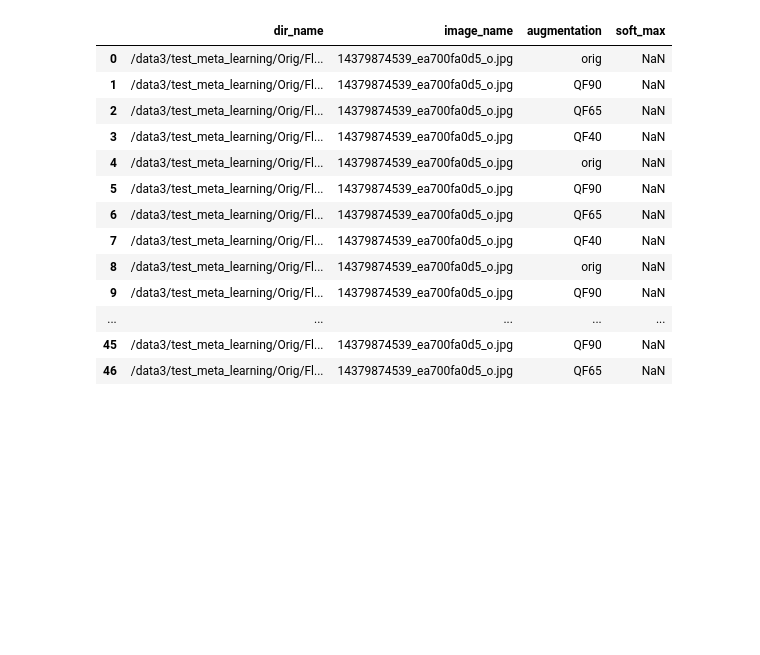
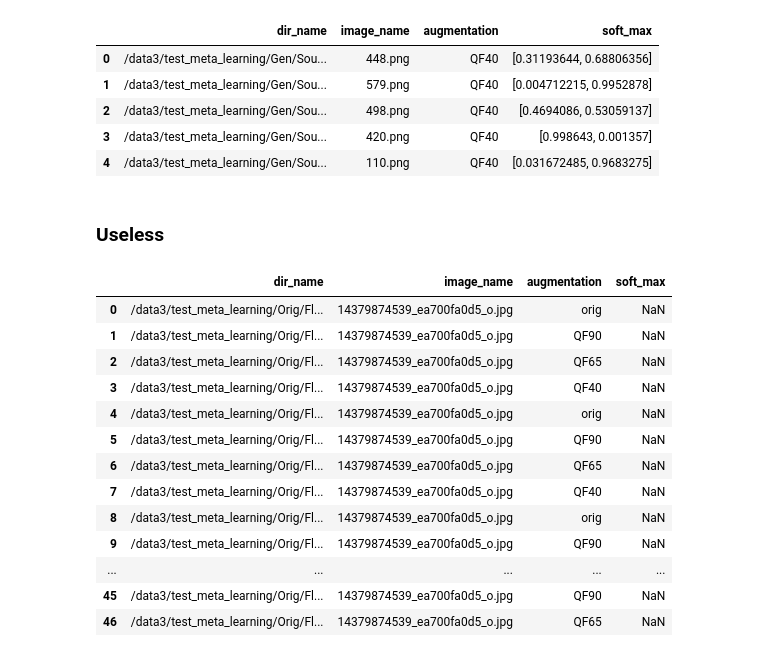
Before and after one commit to LucasSLD/generated_image_detection, a Jupyter notebook: src/notebooks/generate_softmax.ipynb, the cells around one changed output. Drawn from its saved outputs; the diff is of its cells as text; code cells hidden in the pictures; blank space fills up the shorter version.

Commit message:
feat: notebook for softmax generation

```diff
--- a/src/notebooks/generate_softmax.ipynb
+++ b/src/notebooks/generate_softmax.ipynb
@@ -10,0 +17,7 @@ tmp_dir = "/data4/saland/tmp/" #All: change the directory, this is for augmented
+# %%
+device = "cuda:0"
+model = MultiClassClassifier(n_classes=2).to(device)
+model.load_state_dict(torch.load("../model/checkpoints/binary_train_real2k_fake1999.pt"))
+model.eval()
+meta = TestMeta(path="/data4/saland/data/test_meta.pt",
+                load_from_disk=True)
@@ -10,0 +27,25 @@ tmp_dir = "/data4/saland/tmp/" #All: change the directory, this is for augmented
+# %%
+def quality_label(q: int):
+    if q == 100:
+        return "orig"
+    else:
+        return "QF" + str(q)
+# %%
+data = {"dir_name":[],"image_name":[],"augmentation":[],"soft_max":[]}
+for i in tqdm(range(len(meta))):
+    dir_name, file_name = os.path.split(meta.name[i])
+    data["dir_name"].append(dir_name)
+    data["image_name"].append(file_name)
+    data["augmentation"].append(quality_label(meta.quality[i]))
+    data["soft_max"].append(softmax[i])
+# %%
+data = pd.DataFrame(data)
+# %%
+data.head(5)
+# %% [output]
+|  | dir_name | image_name | augmentation | soft_max |
+| 0 | /data3/test_meta_learning/Gen/Sou... | 448.png | QF40 | [0.31193644, 0.68806356] |
+| 1 | /data3/test_meta_learning/Gen/Sou... | 579.png | QF40 | [0.004712215, 0.9952878] |
+| 2 | /data3/test_meta_learning/Gen/Sou... | 498.png | QF40 | [0.4694086, 0.53059137] |
+| 3 | /data3/test_meta_learning/Gen/Sou... | 420.png | QF40 | [0.998643, 0.001357] |
+| 4 | /data3/test_meta_learning/Gen/Sou... | 110.png | QF40 | [0.031672485, 0.9683275] |
@@ -11,3 +54,5 @@ tmp_dir = "/data4/saland/tmp/" #All: change the directory, this is for augmented
+# %% [markdown]
+### Useless
 # %%
 
 
```
Also changed, not shown: parts of 3 cells of this notebook.
